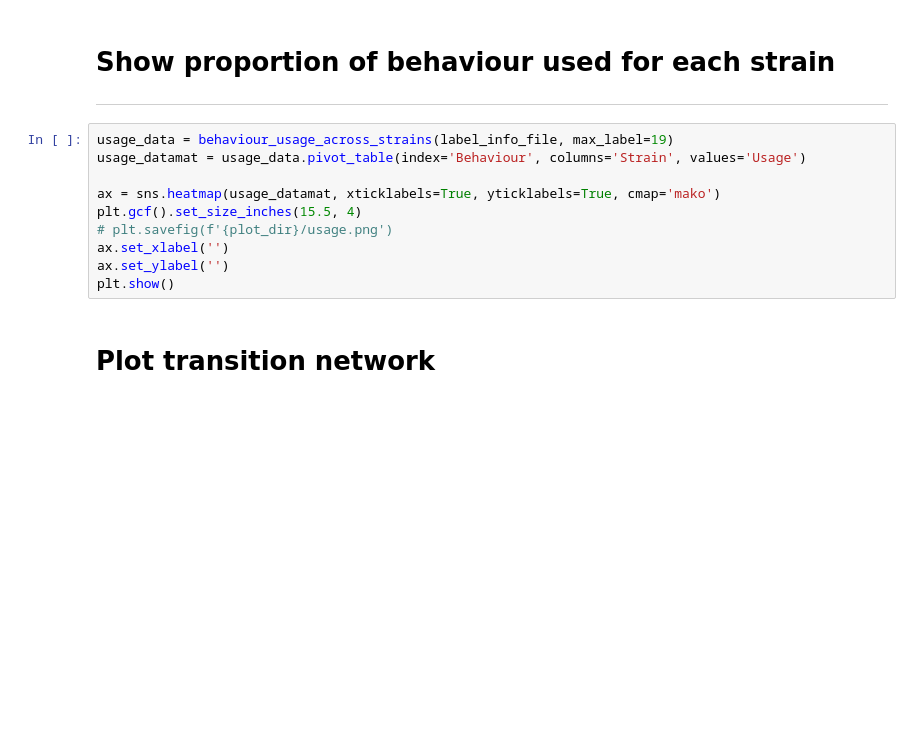
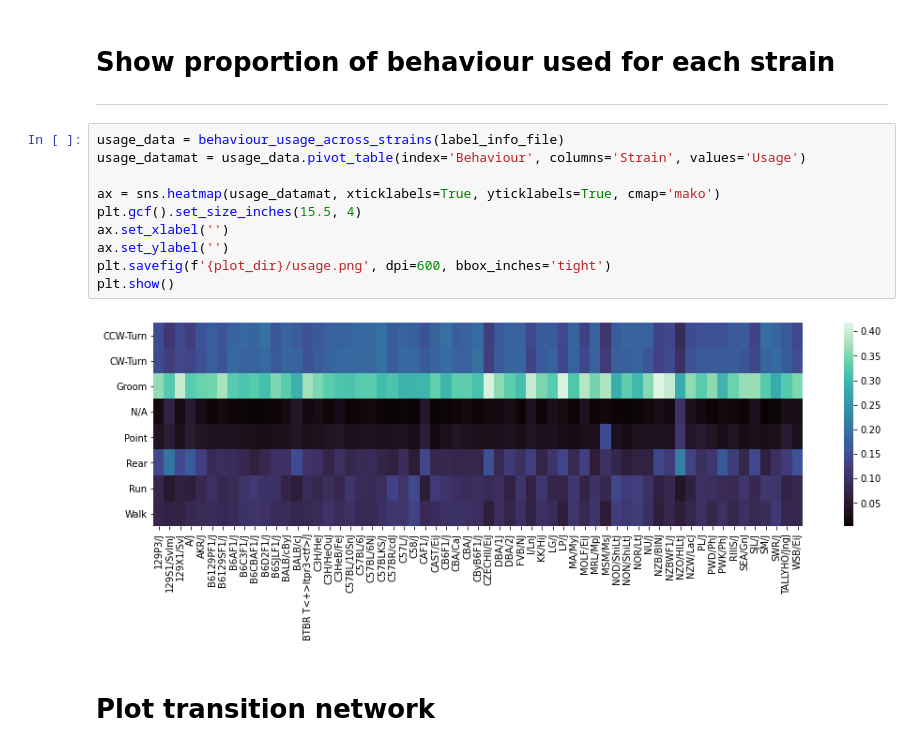
Before and after one commit to Thalaivar/DDP, a Jupyter notebook: B-SOID/plotting.ipynb, the cells around one changed output. Saved outputs shown, nothing was run; the diff lists cells and outputs as text; blank space fills up the shorter version.

```diff
--- a/B-SOID/plotting.ipynb
+++ b/B-SOID/plotting.ipynb
@@ -156,15 +161,17 @@ fig.show()
 # Show proportion of behaviour used for each strain
 ----
 # %%
-usage_data = behaviour_usage_across_strains(label_info_file, max_label=19)
+usage_data = behaviour_usage_across_strains(label_info_file)
 usage_datamat = usage_data.pivot_table(index='Behaviour', columns='Strain', values='Usage')
 
 ax = sns.heatmap(usage_datamat, xticklabels=True, yticklabels=True, cmap='mako')
 plt.gcf().set_size_inches(15.5, 4)
-# plt.savefig(f'{plot_dir}/usage.png')
 ax.set_xlabel('')
 ax.set_ylabel('')
+plt.savefig(f'{plot_dir}/usage.png', dpi=600, bbox_inches='tight')
 plt.show()
+# %% [output]
+[figure, added]
 # %% [markdown]
 # Plot transition network
 # %%
```
Also changed, not shown: parts of 15 cells of this notebook, 29 other files.
